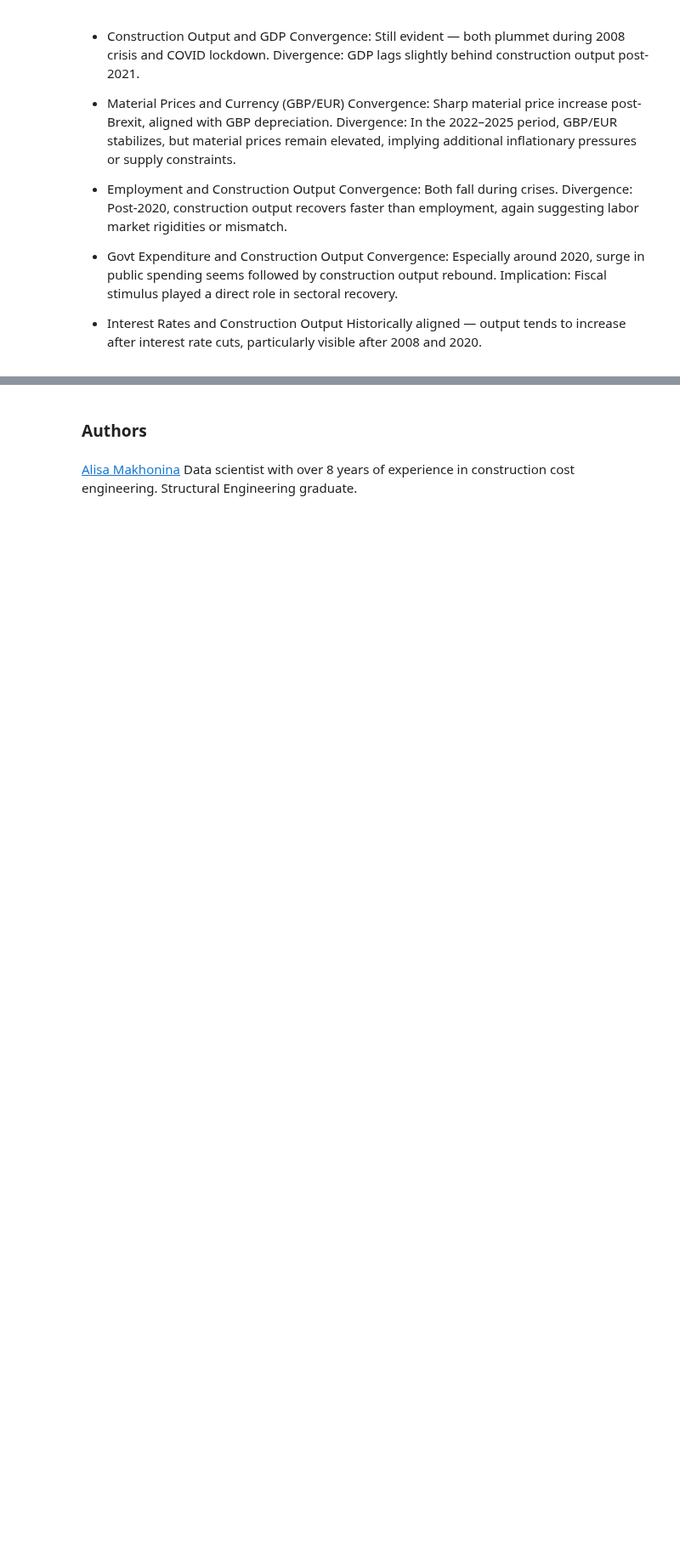
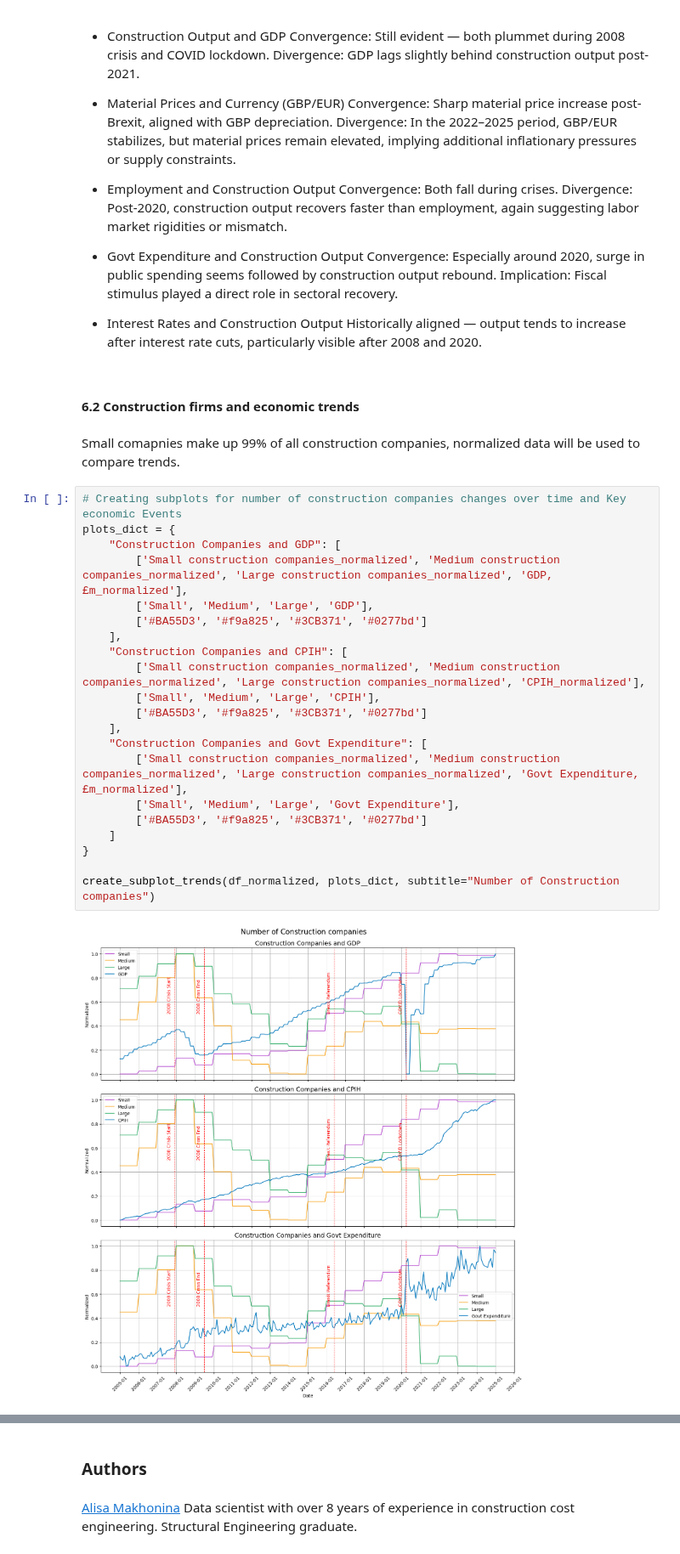
Before and after one commit to Alisa-Makhonina/Macroeconomic_indicators_vs_Construction_indicators, a Jupyter notebook: 4_Exploratory Data Analysis.ipynb, the cells around one changed output, grey strips where cells are left out. Shown at 85% size. Saved outputs shown, nothing was run; the diff lists cells and outputs as text; blank space fills up the shorter version.

Commit message:
Extension and conclusion
The analysis of individual indicator models using visualization has been expanded and conclusions have been drawn.

```diff
--- a/4_Exploratory Data Analysis.ipynb
+++ b/4_Exploratory Data Analysis.ipynb
@@ -390,3 +477,30 @@ create_subplot_trends(df_normalized, plots_dict, subtitle="Trends in UK Construc
 
 - Interest Rates and Construction Output
   Historically aligned — output tends to increase after interest rate cuts, particularly visible after 2008 and 2020.
+# %% [markdown]
+#### 6.2 Construction firms and economic trends
+# %% [markdown]
+Small comapnies make up 99% of all construction companies, normalized data will be used to compare trends.
+# %%
+# Creating subplots for number of construction companies changes over time and Key economic Events
+plots_dict = {
+    "Construction Companies and GDP": [
+        ['Small construction companies_normalized', 'Medium construction companies_normalized', 'Large construction companies_normalized', 'GDP, £m_normalized'],
+        ['Small', 'Medium', 'Large', 'GDP'],
+        ['#BA55D3', '#f9a825', '#3CB371', '#0277bd']
+    ],
+    "Construction Companies and CPIH": [
+        ['Small construction companies_normalized', 'Medium construction companies_normalized', 'Large construction companies_normalized', 'CPIH_normalized'],
+        ['Small', 'Medium', 'Large', 'CPIH'],
+        ['#BA55D3', '#f9a825', '#3CB371', '#0277bd']
+    ],
+    "Construction Companies and Govt Expenditure": [
+        ['Small construction companies_normalized', 'Medium construction companies_normalized', 'Large construction companies_normalized', 'Govt Expenditure, £m_normalized'],
+        ['Small', 'Medium', 'Large', 'Govt Expenditure'],
+        ['#BA55D3', '#f9a825', '#3CB371', '#0277bd']
+    ]
+}
+
+create_subplot_trends(df_normalized, plots_dict, subtitle="Number of Construction companies")
+# %% [output]
+[figure, added]
```
Also changed, not shown: parts of 17 cells of this notebook.
